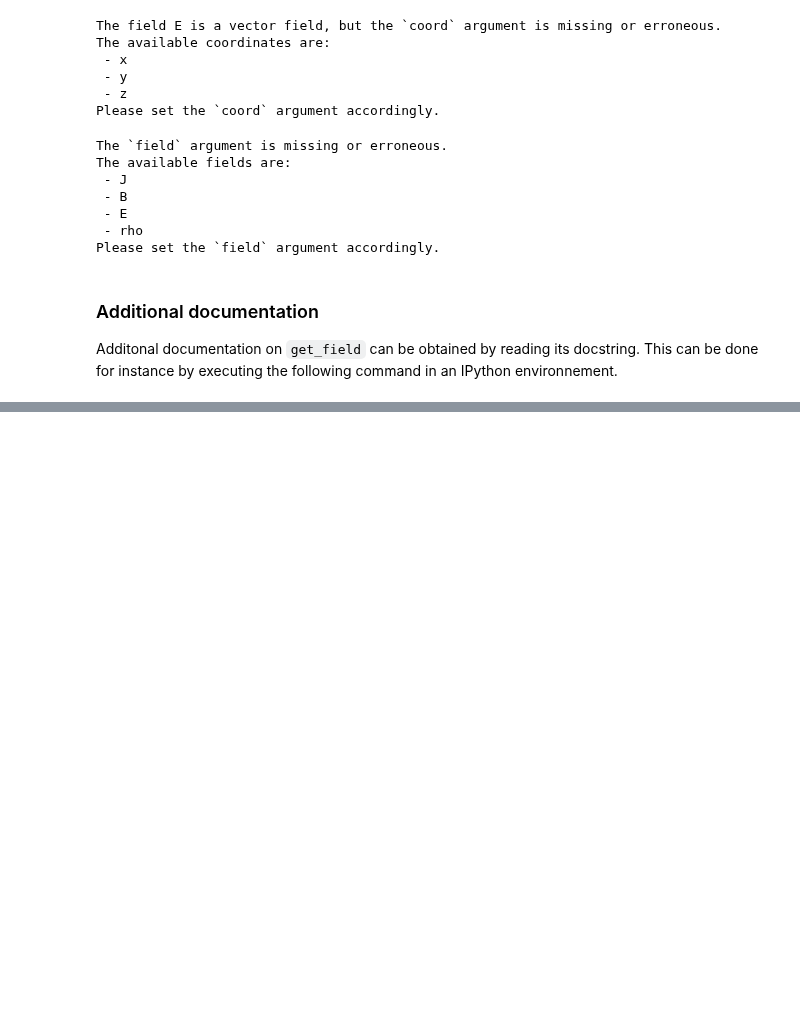
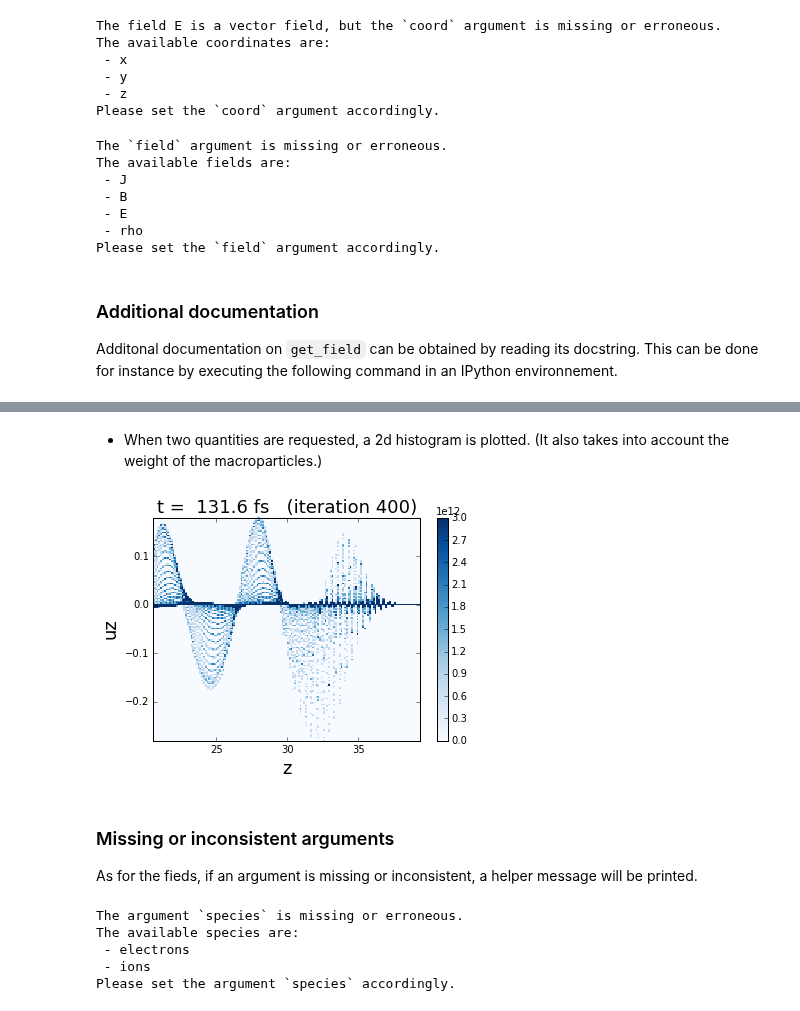
Before and after one commit to openPMD/openPMD-viewer, a Jupyter notebook: tutorials/1_Introduction-to-the-API.ipynb, the cells around one changed output, grey strips where cells are left out. Cells and saved outputs as stored; diff of their text form; code cells hidden in the pictures; blank space fills up the shorter version.

```diff
--- a/tutorials/1_Introduction-to-the-API.ipynb
+++ b/tutorials/1_Introduction-to-the-API.ipynb
@@ -106,0 +130,18 @@ ts.get_field?
+# %% [markdown]
+- When two quantities are requested, a 2d histogram is plotted. (It also takes into account the weight of the macroparticles.)
+# %%
+z, uz = ts.get_particle( q1='z', q2='uz', iteration=400, species='electrons', plot=True, vmax=3e12 )
+# %% [output]
+[figure, added]
+# %% [markdown]
+### Missing or inconsistent arguments
+
+As for the fieds, if an argument is missing or inconsistent, a helper message will be printed.
+# %%
+z = ts.get_particle( q1='z', t=150.e-15 )
+# %% [output]
+The argument `species` is missing or erroneous.
+The available species are:
+ - electrons
+ - ions
+Please set the argument `species` accordingly.
```
Also changed, not shown: parts of 14 cells of this notebook, 2 other files.
